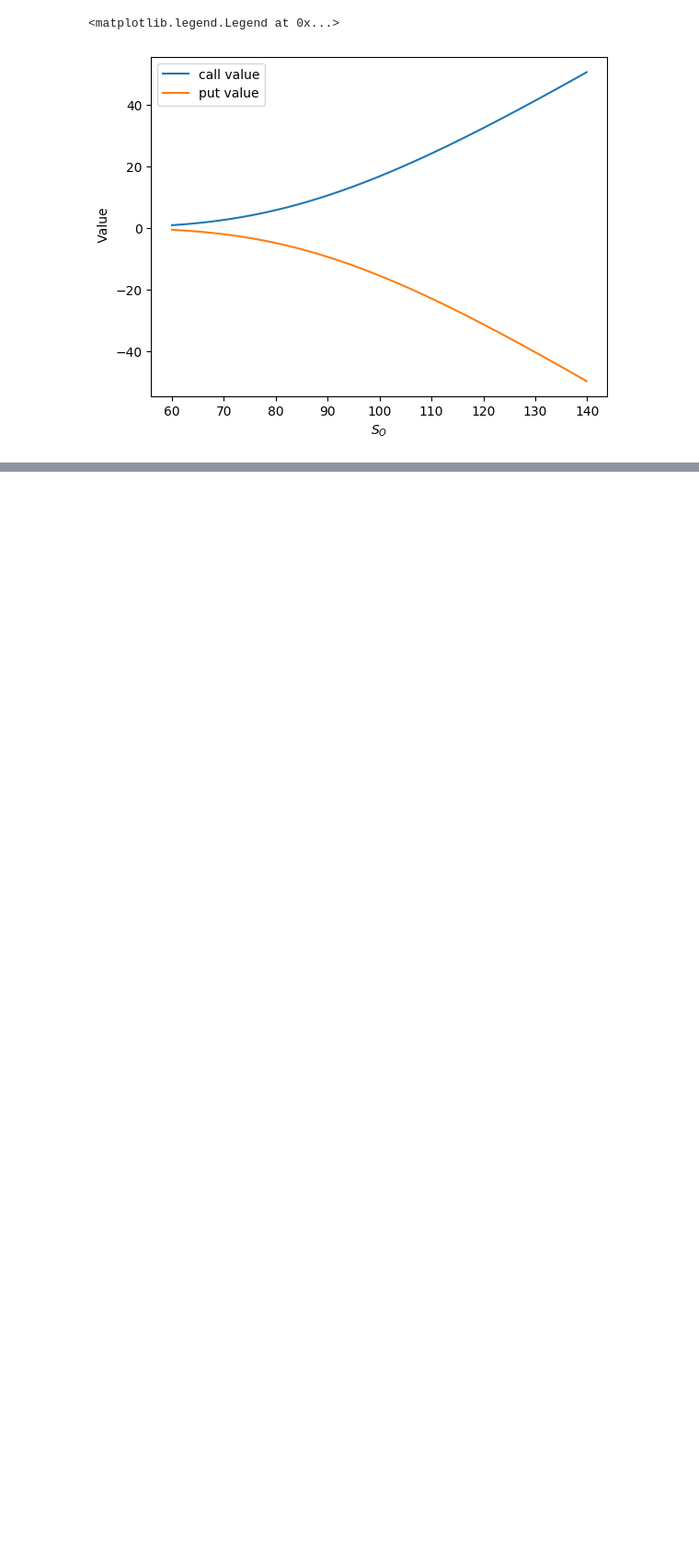
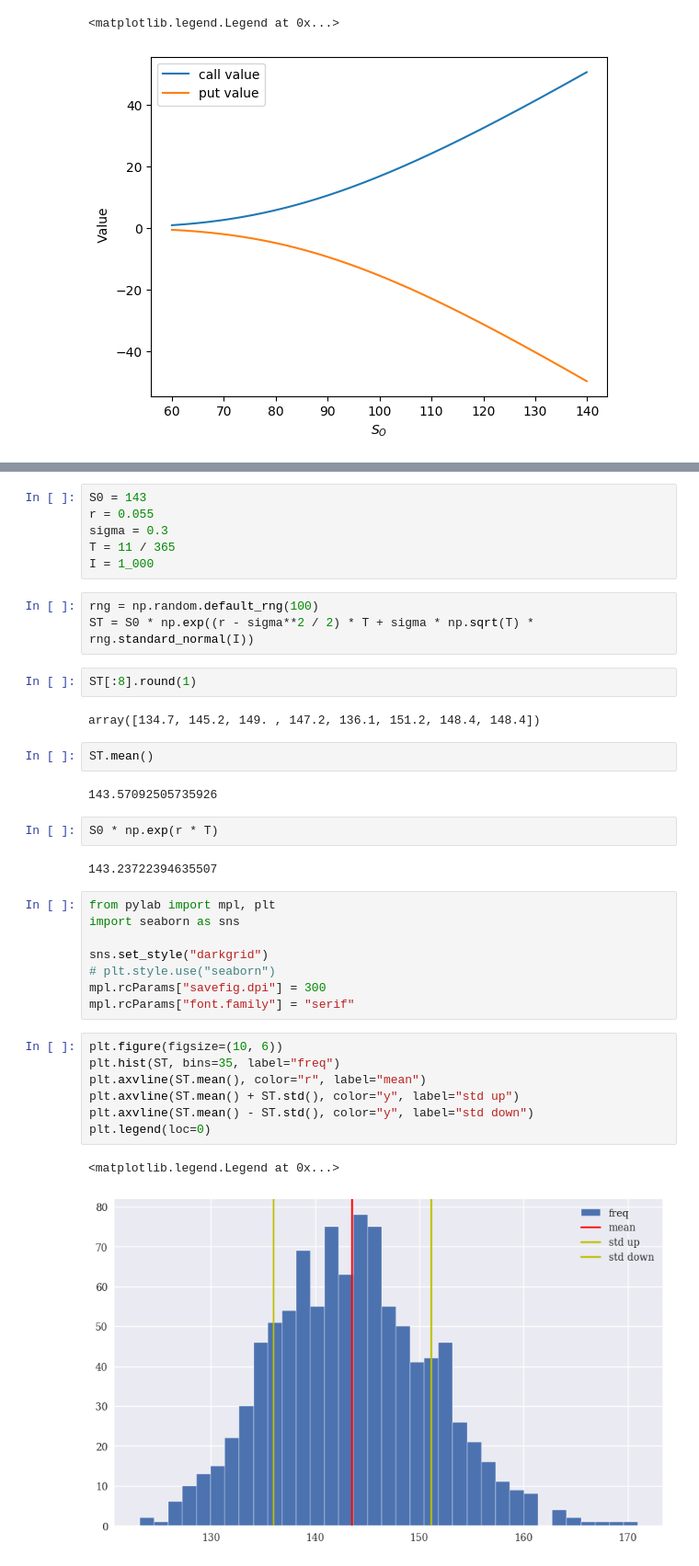
Before and after one commit to eo1989/mkt_stats_notes, a Jupyter notebook: analytic_greeks.ipynb, the cells around one changed output, grey strips where cells are left out. Shown: that part at 92% size. Saved outputs shown, nothing was run; the diff lists cells and outputs as text; blank space fills up the shorter version.

```diff
--- a/analytic_greeks.ipynb
+++ b/analytic_greeks.ipynb
@@ -37,0 +51,39 @@ plt.legend()
+# %%
+S0 = 143
+r = 0.055
+sigma = 0.3
+T = 11 / 365
+I = 1_000
+# %%
+rng = np.random.default_rng(100)
+ST = S0 * np.exp((r - sigma**2 / 2) * T + sigma * np.sqrt(T) * rng.standard_normal(I))
+# %%
+ST[:8].round(1)
+# %% [output]
+array([134.7, 145.2, 149. , 147.2, 136.1, 151.2, 148.4, 148.4])
+# %%
+ST.mean()
+# %% [output]
+143.57092505735926
+# %%
+S0 * np.exp(r * T)
+# %% [output]
+143.23722394635507
+# %%
+from pylab import mpl, plt
+import seaborn as sns
+
+sns.set_style("darkgrid")
+# plt.style.use("seaborn")
+mpl.rcParams["savefig.dpi"] = 300
+mpl.rcParams["font.family"] = "serif"
+# %%
+plt.figure(figsize=(10, 6))
+plt.hist(ST, bins=35, label="freq")
+plt.axvline(ST.mean(), color="r", label="mean")
+plt.axvline(ST.mean() + ST.std(), color="y", label="std up")
+plt.axvline(ST.mean() - ST.std(), color="y", label="std down")
+plt.legend(loc=0)
+# %% [output]
+<matplotlib.legend.Legend at 0x...>
+[figure, added]
```
Also changed, not shown: parts of 1 cell of this notebook, 5 other files.
